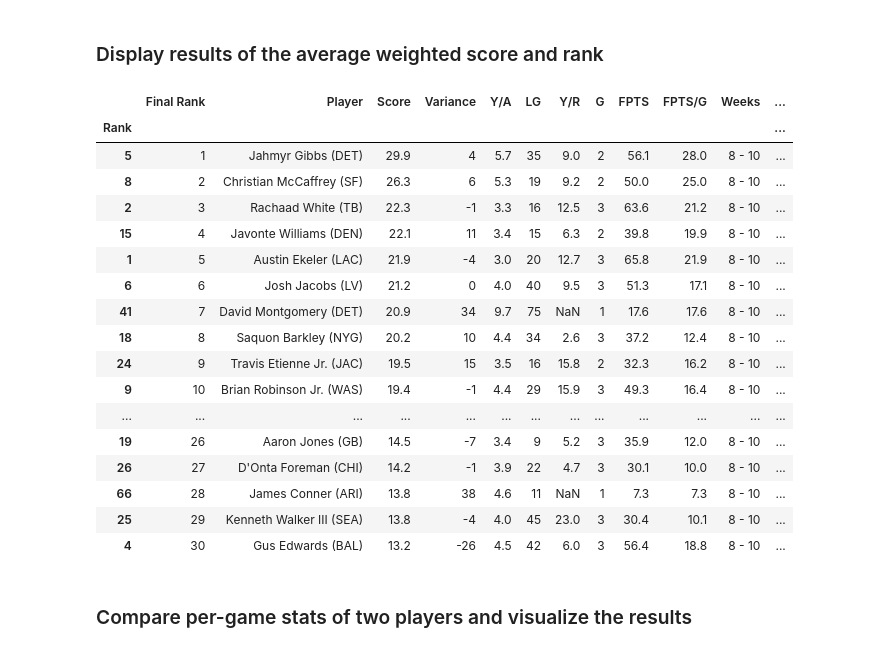
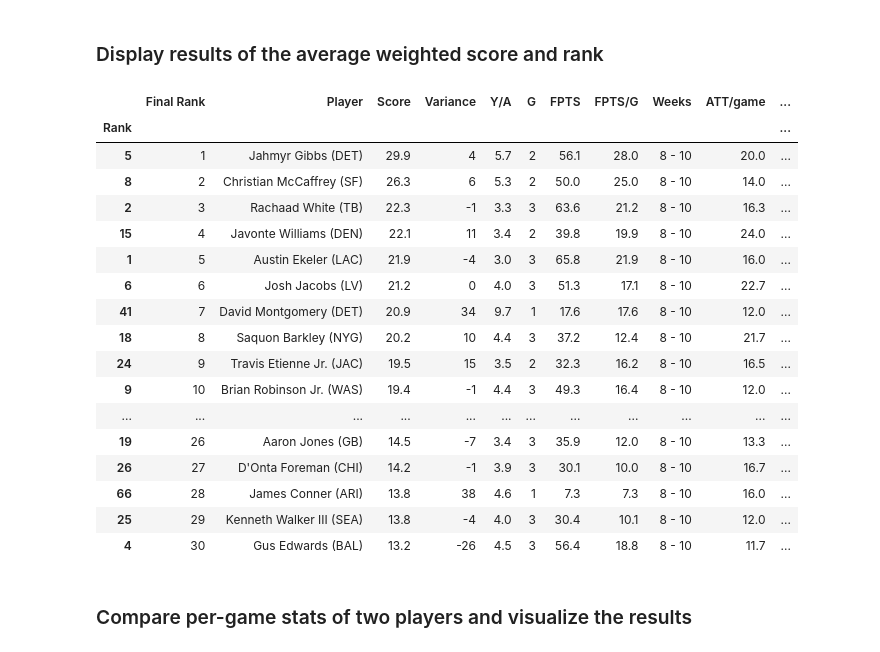
Before and after one commit to meltangonan/fantasy-football, a Jupyter notebook: RB Model.ipynb, the cells around one changed output. Saved outputs shown, nothing was run; the diff lists cells and outputs as text; code cells hidden in the pictures.

```diff
--- a/RB Model.ipynb
+++ b/RB Model.ipynb
@@ -242,31 +242,41 @@ df['Variance'] = df['Rank'] - df['Final Rank']
 # %% [markdown]
 ### Display results of the average weighted score and rank
 # %%
-# Display the results for the select columns
+# List of columns to be excluded
+final_columns_exclude = ['Y/R', 'LG', 'TD.1/game']
+
+# Exclude the specified columns from final_columns
+final_columns = [col for col in final_columns if col not in final_columns_exclude]
+
+# Create final analysis columns
 analysis = df[['Rank', 'Final Rank', 'Player', 'Score', 'Variance'] + final_columns]
 analysis.set_index('Rank', inplace=True)
 analysis = analysis.sort_values(by='Final Rank', ascending=True)
+
+# Export to Excel
 analysis.to_excel("RB_Analysis.xlsx", index=False)
+
+# Display the top 30 rows
 analysis.head(30)
 # %% [output]
-|  | Final Rank | Player | Score | Variance | Y/A | LG | Y/R | G | FPTS | FPTS/G | Weeks | ... |
-| Rank |  |  |  |  |  |  |  |  |  |  |  | ... |
-| 5 | 1 | Jahmyr Gibbs (DET) | 29.9 | 4 | 5.7 | 35 | 9.0 | 2 | 56.1 | 28.0 | 8 - 10 | ... |
-| 8 | 2 | Christian McCaffrey (SF) | 26.3 | 6 | 5.3 | 19 | 9.2 | 2 | 50.0 | 25.0 | 8 - 10 | ... |
-| 2 | 3 | Rachaad White (TB) | 22.3 | -1 | 3.3 | 16 | 12.5 | 3 | 63.6 | 21.2 | 8 - 10 | ... |
-| 15 | 4 | Javonte Williams (DEN) | 22.1 | 11 | 3.4 | 15 | 6.3 | 2 | 39.8 | 19.9 | 8 - 10 | ... |
-| 1 | 5 | Austin Ekeler (LAC) | 21.9 | -4 | 3.0 | 20 | 12.7 | 3 | 65.8 | 21.9 | 8 - 10 | ... |
-| 6 | 6 | Josh Jacobs (LV) | 21.2 | 0 | 4.0 | 40 | 9.5 | 3 | 51.3 | 17.1 | 8 - 10 | ... |
-| 41 | 7 | David Montgomery (DET) | 20.9 | 34 | 9.7 | 75 | NaN | 1 | 17.6 | 17.6 | 8 - 10 | ... |
-| 18 | 8 | Saquon Barkley (NYG) | 20.2 | 10 | 4.4 | 34 | 2.6 | 3 | 37.2 | 12.4 | 8 - 10 | ... |
-| 24 | 9 | Travis Etienne Jr. (JAC) | 19.5 | 15 | 3.5 | 16 | 15.8 | 2 | 32.3 | 16.2 | 8 - 10 | ... |
-| 9 | 10 | Brian Robinson Jr. (WAS) | 19.4 | -1 | 4.4 | 29 | 15.9 | 3 | 49.3 | 16.4 | 8 - 10 | ... |
-| ... | ... | ... | ... | ... | ... | ... | ... | ... | ... | ... | ... | ... |
-| 19 | 26 | Aaron Jones (GB) | 14.5 | -7 | 3.4 | 9 | 5.2 | 3 | 35.9 | 12.0 | 8 - 10 | ... |
-| 26 | 27 | D'Onta Foreman (CHI) | 14.2 | -1 | 3.9 | 22 | 4.7 | 3 | 30.1 | 10.0 | 8 - 10 | ... |
-| 66 | 28 | James Conner (ARI) | 13.8 | 38 | 4.6 | 11 | NaN | 1 | 7.3 | 7.3 | 8 - 10 | ... |
-| 25 | 29 | Kenneth Walker III (SEA) | 13.8 | -4 | 4.0 | 45 | 23.0 | 3 | 30.4 | 10.1 | 8 - 10 | ... |
-| 4 | 30 | Gus Edwards (BAL) | 13.2 | -26 | 4.5 | 42 | 6.0 | 3 | 56.4 | 18.8 | 8 - 10 | ... |
+|  | Final Rank | Player | Score | Variance | Y/A | G | FPTS | FPTS/G | Weeks | ATT/game | ... |
+| Rank |  |  |  |  |  |  |  |  |  |  | ... |
+| 5 | 1 | Jahmyr Gibbs (DET) | 29.9 | 4 | 5.7 | 2 | 56.1 | 28.0 | 8 - 10 | 20.0 | ... |
+| 8 | 2 | Christian McCaffrey (SF) | 26.3 | 6 | 5.3 | 2 | 50.0 | 25.0 | 8 - 10 | 14.0 | ... |
+| 2 | 3 | Rachaad White (TB) | 22.3 | -1 | 3.3 | 3 | 63.6 | 21.2 | 8 - 10 | 16.3 | ... |
+| 15 | 4 | Javonte Williams (DEN) | 22.1 | 11 | 3.4 | 2 | 39.8 | 19.9 | 8 - 10 | 24.0 | ... |
+| 1 | 5 | Austin Ekeler (LAC) | 21.9 | -4 | 3.0 | 3 | 65.8 | 21.9 | 8 - 10 | 16.0 | ... |
+| 6 | 6 | Josh Jacobs (LV) | 21.2 | 0 | 4.0 | 3 | 51.3 | 17.1 | 8 - 10 | 22.7 | ... |
+| 41 | 7 | David Montgomery (DET) | 20.9 | 34 | 9.7 | 1 | 17.6 | 17.6 | 8 - 10 | 12.0 | ... |
+| 18 | 8 | Saquon Barkley (NYG) | 20.2 | 10 | 4.4 | 3 | 37.2 | 12.4 | 8 - 10 | 21.7 | ... |
+| 24 | 9 | Travis Etienne Jr. (JAC) | 19.5 | 15 | 3.5 | 2 | 32.3 | 16.2 | 8 - 10 | 16.5 | ... |
+| 9 | 10 | Brian Robinson Jr. (WAS) | 19.4 | -1 | 4.4 | 3 | 49.3 | 16.4 | 8 - 10 | 12.0 | ... |
+| ... | ... | ... | ... | ... | ... | ... | ... | ... | ... | ... | ... |
+| 19 | 26 | Aaron Jones (GB) | 14.5 | -7 | 3.4 | 3 | 35.9 | 12.0 | 8 - 10 | 13.3 | ... |
+| 26 | 27 | D'Onta Foreman (CHI) | 14.2 | -1 | 3.9 | 3 | 30.1 | 10.0 | 8 - 10 | 16.7 | ... |
+| 66 | 28 | James Conner (ARI) | 13.8 | 38 | 4.6 | 1 | 7.3 | 7.3 | 8 - 10 | 16.0 | ... |
+| 25 | 29 | Kenneth Walker III (SEA) | 13.8 | -4 | 4.0 | 3 | 30.4 | 10.1 | 8 - 10 | 12.0 | ... |
+| 4 | 30 | Gus Edwards (BAL) | 13.2 | -26 | 4.5 | 3 | 56.4 | 18.8 | 8 - 10 | 11.7 | ... |
 # %% [markdown]
 ### Compare per-game stats of two players and visualize the results
 # %%
```
Also changed, not shown: parts of 1 cell of this notebook, 3 other files.
